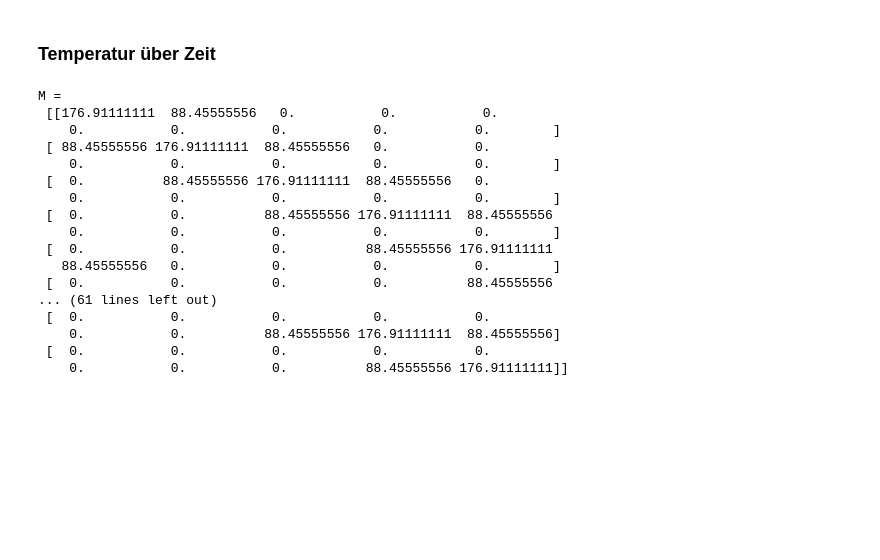
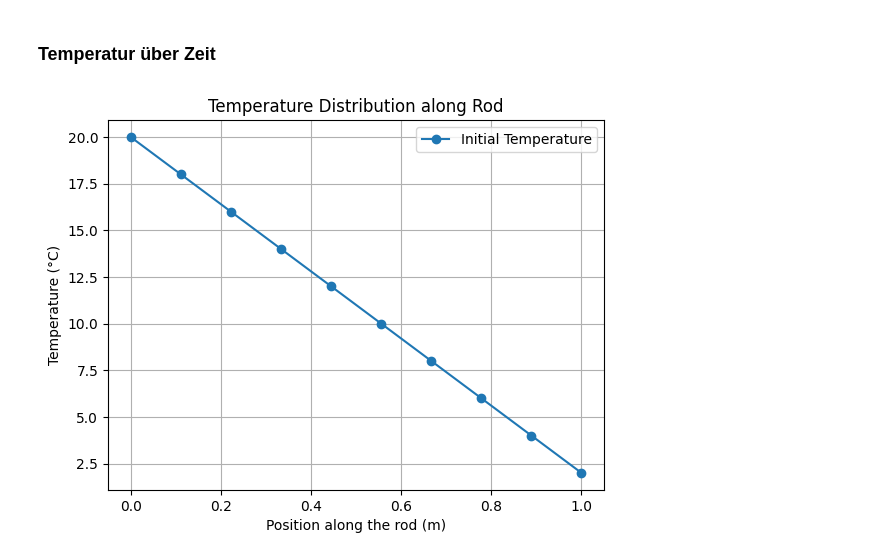
Before and after one commit to aceexpert72/numpde, a Jupyter notebook: Projektarbeit/waermerohr1D.ipynb, the cells around one changed output. Cells and saved outputs as stored; diff of their text form; code cells hidden in the pictures; blank space fills up the shorter version.

```diff
--- a/Projektarbeit/waermerohr1D.ipynb
+++ b/Projektarbeit/waermerohr1D.ipynb
@@ -76,46 +73,37 @@ def compute_r(n, l, q, T0, alpha):
 # %%
 A = 0.00114  # m^2
 c = 4190     # SHC J/kg*K
 rho = 1000   # kg/m^3
 C = A * rho * c #Simplify
 alpha = 1e10 # Penalty factor
 q = 100      # Heat flow W/m
 v = 1        # Velocity m/s
 l = 1        # Rod Length
 n = 10       # Nodes
 
-dt = 0.01
-time = 100
-n_steps = int(time / dt)
-
 M = compute_M(n, l, C)
 A = compute_A(n, l, C, v, alpha)
 r = compute_r(n, l, q, 20, alpha)
 S = compute_S(n,alpha)
 
-print('M =\n',M)
-print('A =\n',A)
-print('r =\n',r)
-print('M =\n',M)
+#print('M =\n',M)
+#print('A =\n',A)
+#print('r =\n',r)
+#print('M =\n',M)
 
 
 T = np.zeros(n)
 T[0] = 20  # Initial condition at x = 0, 20 degrees Celsius
+
+x = np.linspace(0, l, n)  # Node positions along the rod
+T = np.linalg.solve(A, r)
+
+plt.plot(x, T, label='Initial Temperature', marker='o')
+plt.title('Temperature Distribution along Rod')
+plt.xlabel('Position along the rod (m)')
+plt.ylabel('Temperature (°C)')
+plt.legend()
+plt.grid(True)
+plt.show()
 # %% [output]
-M =
- [[176.91111111  88.45555556   0.           0.           0.
-    0.           0.           0.           0.           0.        ]
- [ 88.45555556 176.91111111  88.45555556   0.           0.
-    0.           0.           0.           0.           0.        ]
- [  0.          88.45555556 176.91111111  88.45555556   0.
-    0.           0.           0.           0.           0.        ]
- [  0.           0.          88.45555556 176.91111111  88.45555556
-    0.           0.           0.           0.           0.        ]
- [  0.           0.           0.          88.45555556 176.91111111
-   88.45555556   0.           0.           0.           0.        ]
- [  0.           0.           0.           0.          88.45555556
-... (61 lines left out)
- [  0.           0.           0.           0.           0.
-    0.           0.          88.45555556 176.91111111  88.45555556]
- [  0.           0.           0.           0.           0.
-    0.           0.           0.          88.45555556 176.91111111]]
+[figure, added]
```
Also changed, not shown: parts of 3 cells of this notebook, 1 other file.
